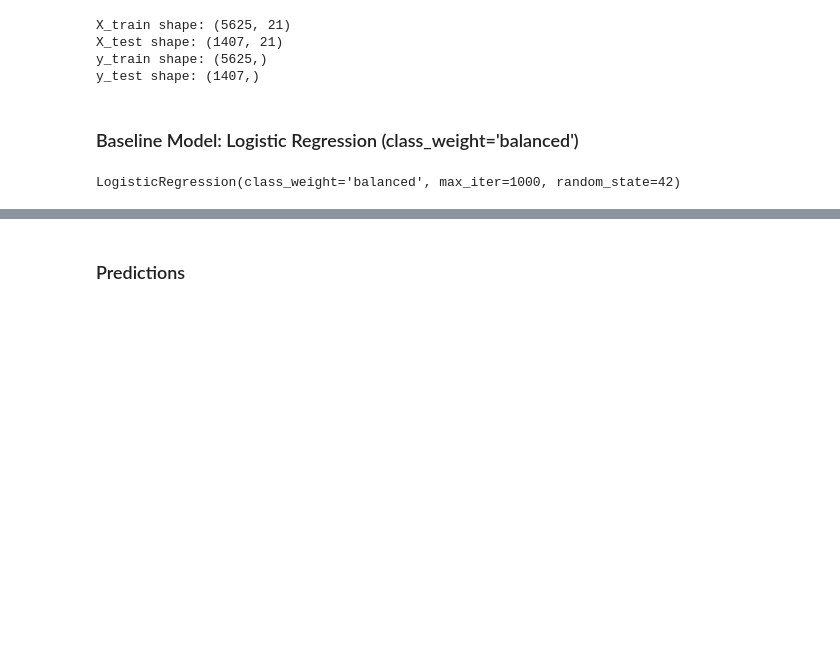
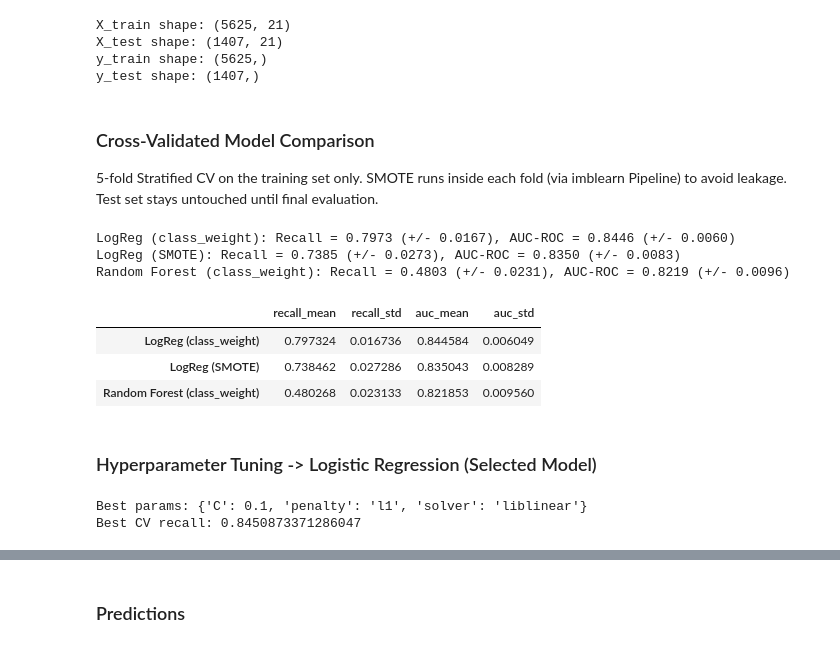
Before and after one commit to Shubham-kumar1-hub/customer-churn-analytics-prediction, a Jupyter notebook: notebooks/03_modeling.ipynb, the cells around one changed output, grey strips where cells are left out. Cells and saved outputs as stored; diff of their text form; code cells hidden in the pictures; blank space fills up the shorter version.

```diff
--- a/notebooks/03_modeling.ipynb
+++ b/notebooks/03_modeling.ipynb
@@ -33,13 +33,76 @@ X_test shape: (1407, 21)
 y_train shape: (5625,)
 y_test shape: (1407,)
 # %% [markdown]
-### Baseline Model: Logistic Regression (class_weight='balanced')
+### Cross-Validated Model Comparison
+5-fold Stratified CV on the training set only. SMOTE runs inside each fold (via imblearn Pipeline) to avoid leakage. Test set stays untouched until final evaluation.
 # %%
 from sklearn.linear_model import LogisticRegression
 from sklearn.metrics import (accuracy_score, precision_score, recall_score,
                                f1_score, roc_auc_score, confusion_matrix, classification_report)
+from sklearn.model_selection import StratifiedKFold, cross_val_score
+from imblearn.pipeline import Pipeline as ImbPipeline
+from sklearn.ensemble import RandomForestClassifier
+from imblearn.over_sampling import SMOTE
 
-log_reg = LogisticRegression(class_weight='balanced', random_state=42, max_iter=1000)
-log_reg.fit(X_train, y_train)
+cv = StratifiedKFold(n_splits=5, shuffle=True, random_state=42)
+
+scale_pos_weight = (y_train == 0).sum() / (y_train == 1).sum()
+
+configs = {
+    "LogReg (class_weight)": LogisticRegression(class_weight='balanced', max_iter=1000, random_state=42),
+    "LogReg (SMOTE)": ImbPipeline([
+        ('smote', SMOTE(random_state=42)),
+        ('clf', LogisticRegression(max_iter=1000, random_state=42))
+    ]),
+    "Random Forest (class_weight)": RandomForestClassifier(class_weight='balanced', n_estimators=200, random_state=42)
+}
+
+cv_results = {}
+for name, model in configs.items():
+    recall_scores = cross_val_score(model, X_train, y_train, cv=cv, scoring='recall')
+    auc_scores = cross_val_score(model, X_train, y_train, cv=cv, scoring='roc_auc')
+    cv_results[name] = {
+        'recall_mean': recall_scores.mean(), 'recall_std': recall_scores.std(),
+        'auc_mean': auc_scores.mean(), 'auc_std': auc_scores.std()
+    }
+    print(f"{name}: Recall = {recall_scores.mean():.4f} (+/- {recall_scores.std():.4f}), "
+          f"AUC-ROC = {auc_scores.mean():.4f} (+/- {auc_scores.std():.4f})")
+
+cv_results_df = pd.DataFrame(cv_results).T.sort_values('recall_mean', ascending=False)
+cv_results_df
 # %% [output]
-LogisticRegression(class_weight='balanced', max_iter=1000, random_state=42)
+LogReg (class_weight): Recall = 0.7973 (+/- 0.0167), AUC-ROC = 0.8446 (+/- 0.0060)
+LogReg (SMOTE): Recall = 0.7385 (+/- 0.0273), AUC-ROC = 0.8350 (+/- 0.0083)
+Random Forest (class_weight): Recall = 0.4803 (+/- 0.0231), AUC-ROC = 0.8219 (+/- 0.0096)
+|  | recall_mean | recall_std | auc_mean | auc_std |
+| LogReg (class_weight) | 0.797324 | 0.016736 | 0.844584 | 0.006049 |
+| LogReg (SMOTE) | 0.738462 | 0.027286 | 0.835043 | 0.008289 |
+| Random Forest (class_weight) | 0.480268 | 0.023133 | 0.821853 | 0.009560 |
+# %% [markdown]
+### Hyperparameter Tuning -> Logistic Regression (Selected Model)
+# %%
+from sklearn.model_selection import GridSearchCV
+
+param_grid = {
+    'C': [0.001, 0.01, 0.1, 1, 10, 100],
+    'penalty': ['l1', 'l2'],
+    'solver': ['liblinear']  # supports both l1 and l2
+}
+
+grid_search = GridSearchCV(
+    LogisticRegression(class_weight='balanced', max_iter=1000, random_state=42),
+    param_grid,
+    cv=cv,
+    scoring='roc_auc',
+    n_jobs=-1
+)
+
+grid_search.fit(X_train, y_train)
+
+print("Best params:", grid_search.best_params_)
+print("Best CV recall:", grid_search.best_score_)
+
+log_reg = grid_search.best_estimator_   # tuned model — used in every cell below
+# %% [output]
+Best params: {'C': 0.1, 'penalty': 'l1', 'solver': 'liblinear'}
+Best CV recall: 0.8450873371286047
```
Also changed, not shown: parts of 8 cells of this notebook, 2 other files.
